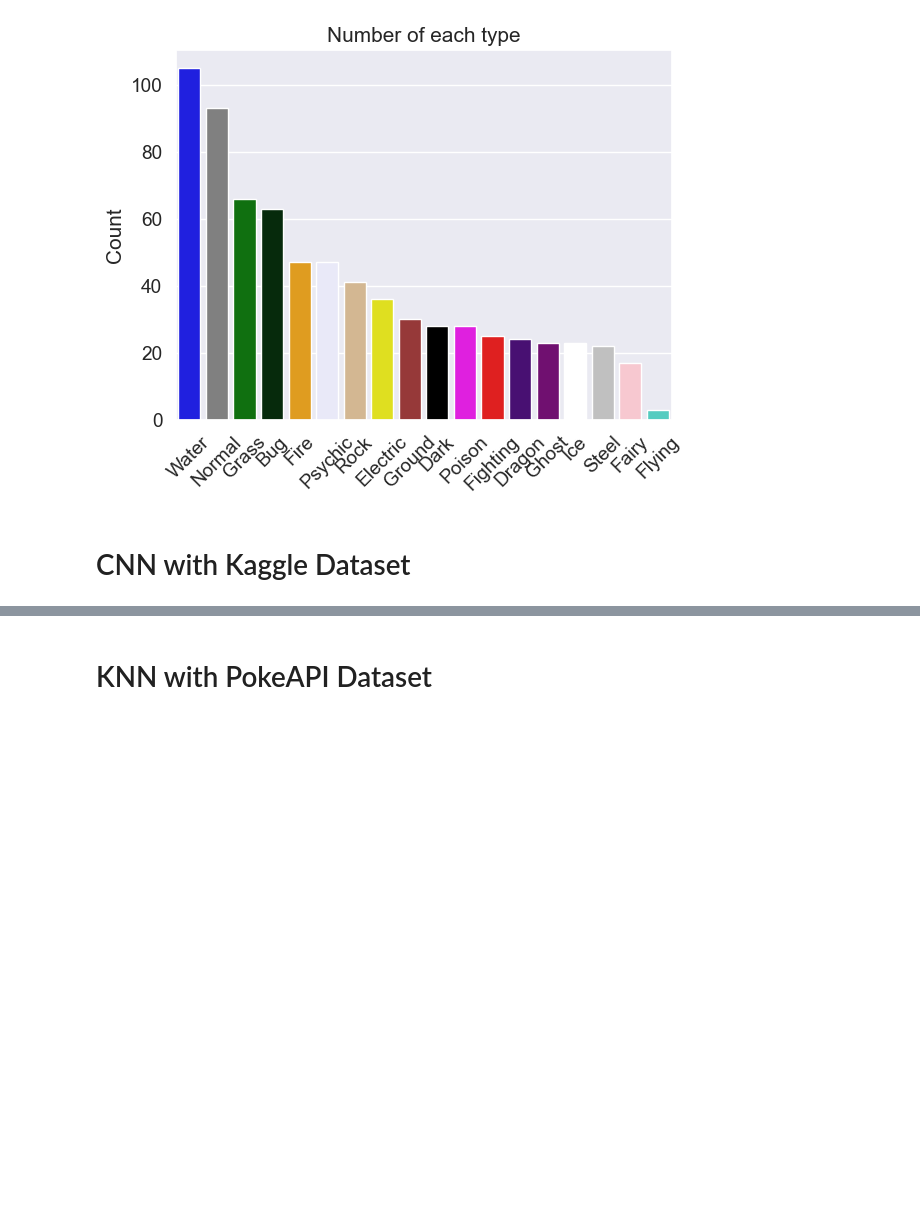
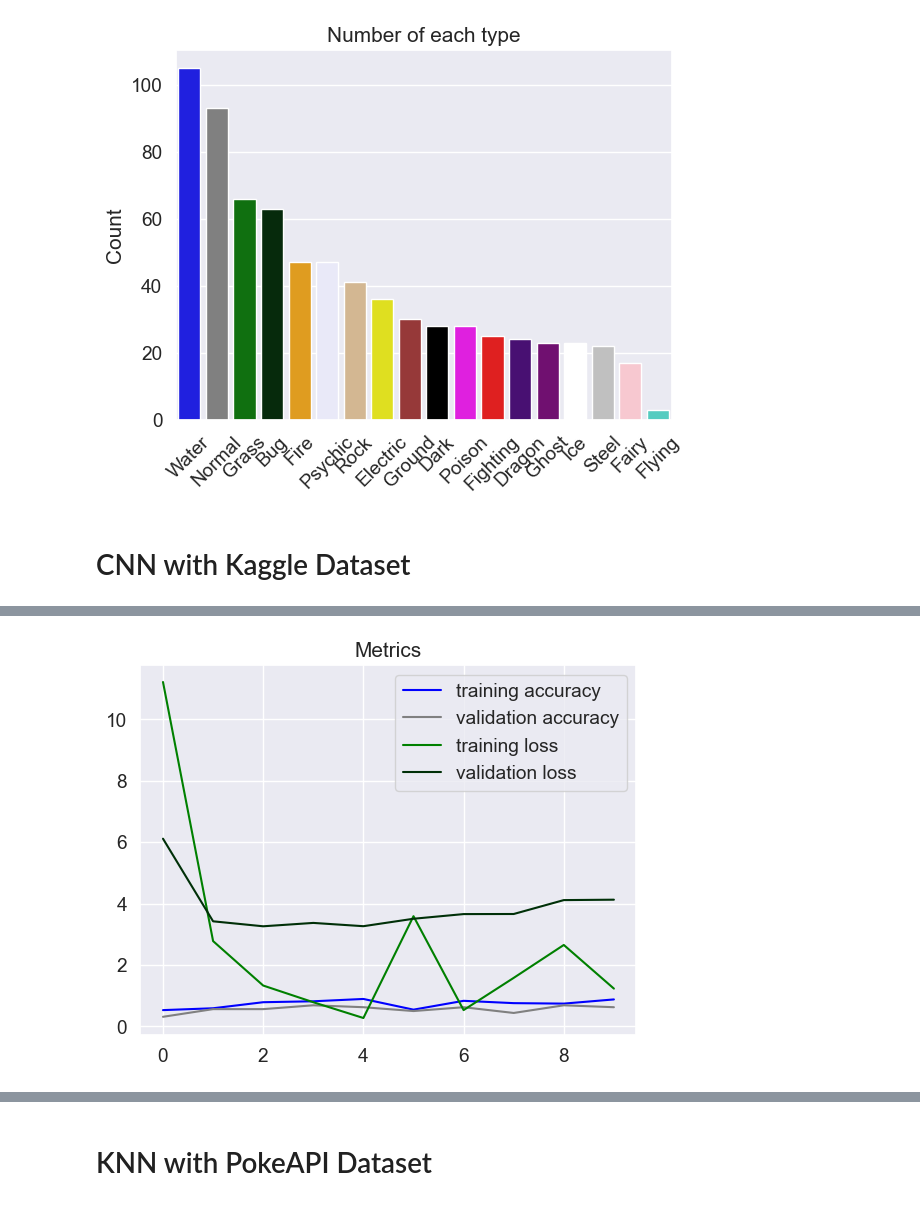
Before and after one commit to mokuda2/486mlproject, a Jupyter notebook: Pokemon Type Classification.ipynb, the cells around one changed output, grey strips where cells are left out. Drawn from its saved outputs; the diff is of its cells as text; code cells hidden in the pictures; blank space fills up the shorter version.

```diff
--- a/Pokemon Type Classification.ipynb
+++ b/Pokemon Type Classification.ipynb
@@ -392,0 +488,13 @@ plt.show()
+# %%
+ffn_model2 = Sequential([
+    Flatten(input_shape=(150, 150, 4)),
+    Dense(512, activation='relu'),
+    Dense(256, activation='relu'),
+    Dense(18, activation='softmax')
+])
+
+ffn_model2.compile(optimizer='adam',
+                  loss='sparse_categorical_crossentropy',
+                  metrics=['accuracy'])
+
+ffn_history2 = ffn_model2.fit(train_data2, validation_data=val_data2, epochs=10)
@@ -392,0 +522,16 @@ plt.show()
+# %%
+ffn_loss2 = ffn_history2.history['loss']
+ffn_accuracy2 = ffn_history2.history['accuracy']
+ffn_val_loss2 = ffn_history2.history['val_loss']
+ffn_val_accuracy2 = ffn_history2.history['val_accuracy']
+ffn_epochs2 = range(len(loss))
+
+plt.plot(ffn_epochs2, ffn_accuracy2, label='training accuracy')
+plt.plot(ffn_epochs2, ffn_val_accuracy2, label='validation accuracy')
+plt.plot(ffn_epochs2, ffn_loss2, label='training loss')
+plt.plot(ffn_epochs2, ffn_val_loss, label='validation loss')
+plt.legend()
+plt.title('Metrics')
+plt.show()
+# %% [output]
+[figure, added]
```
Also changed, not shown: parts of 18 cells of this notebook.
